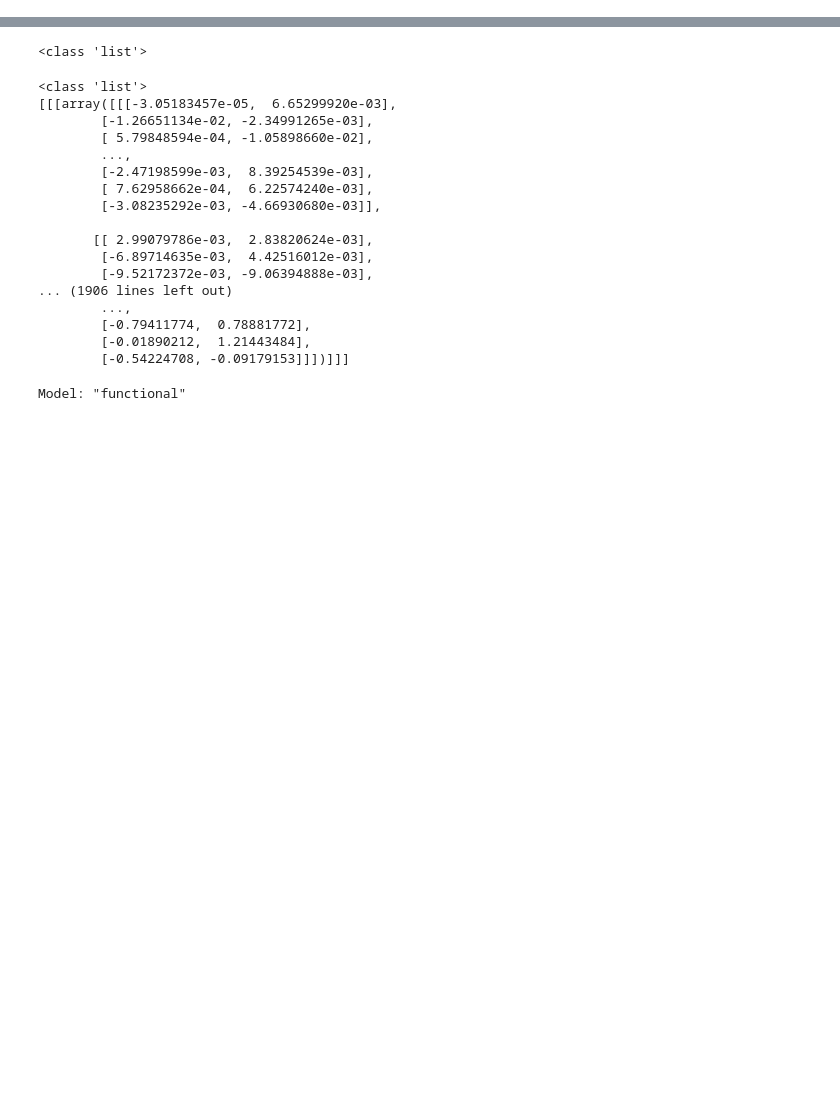
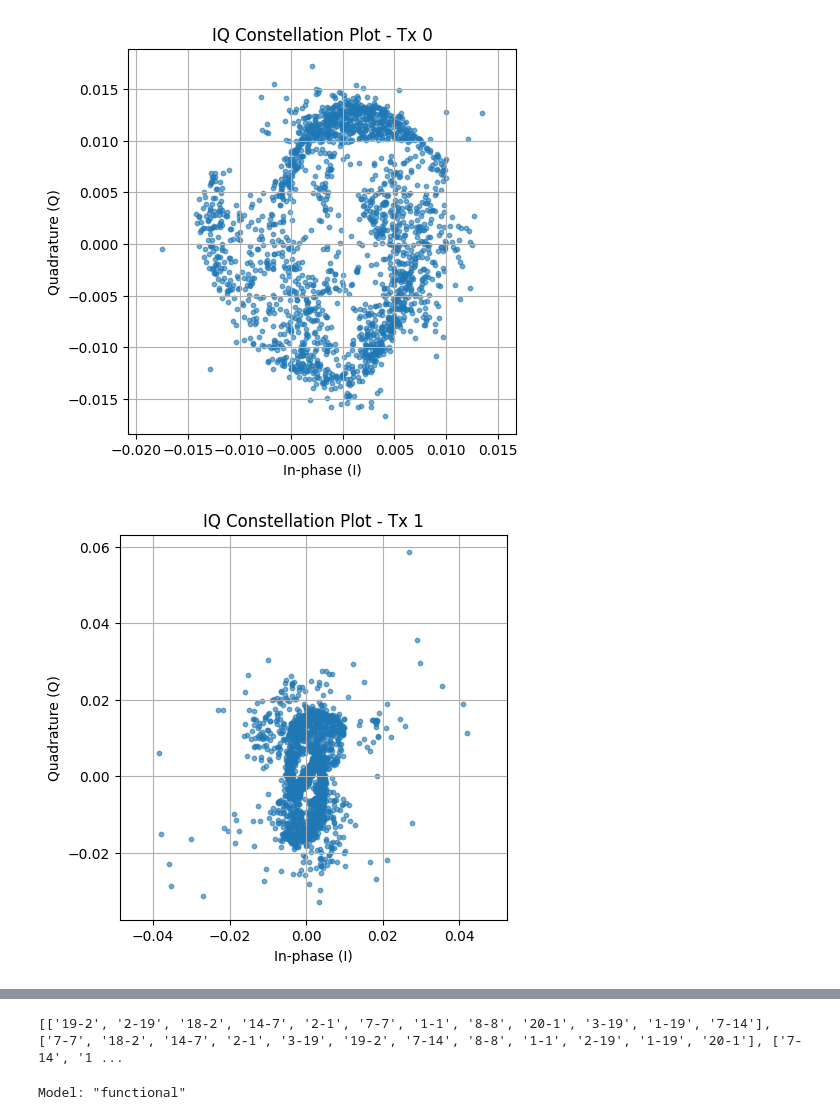
Before and after one commit to salim-1234/dissertation, a Jupyter notebook: Dissertation_RF_Fingerprinting_using_kaggle_Many_sig.ipynb, the cells around one changed output, grey strips where cells are left out. Saved outputs shown, nothing was run; the diff lists cells and outputs as text; code cells hidden in the pictures; blank space fills up the shorter version.

```diff
--- a/Dissertation_RF_Fingerprinting_using_kaggle_Many_sig.ipynb
+++ b/Dissertation_RF_Fingerprinting_using_kaggle_Many_sig.ipynb
@@ -53,0 +205,18 @@ print(n_tx,n_rx)
+# %%
+# Convert list to numpy array first if not already done
+data_np = np.array(data)
+
+# Loop through all 6 transmitters
+for tx in range(6):
+    iq_sample = data_np[tx][0][0][0]  # Tx-tx, Rx-0, Day-0, Packet-0
+    plt.figure(figsize=(5, 5))
+    plt.scatter(iq_sample[:, 0], iq_sample[:, 1], s=10, alpha=0.6)
+    plt.title(f"IQ Constellation Plot - Tx {tx}")
+    plt.xlabel("In-phase (I)")
+    plt.ylabel("Quadrature (Q)")
+    plt.grid(True)
+    plt.axis('equal')
+    plt.show()
+# %% [output]
+[figure, added]
+[figure, added]
@@ -54,36 +227,11 @@ print(n_tx,n_rx)
 # %%
 #original paper
-#np.random.seed(0)
-#n_real = 5
-#rx_list_real = []
-#for i in range(n_real):
-    #np.random.shuffle(rx_list)
-    #rx_list_real.append(np.copy(rx_list).tolist())
-#print(rx_list_real)
+np.random.seed(0)
+n_real = 5
+rx_list_real = []
+for i in range(n_real):
+    np.random.shuffle(rx_list)
+    rx_list_real.append(np.copy(rx_list).tolist())
+print(rx_list_real)
+# %% [output]
+[['19-2', '2-19', '18-2', '14-7', '2-1', '7-7', '1-1', '8-8', '20-1', '3-19', '1-19', '7-14'], ['7-7', '18-2', '14-7', '2-1', '3-19', '19-2', '7-14', '8-8', '1-1', '2-19', '1-19', '20-1'], ['7-14', '1 ...
-# %%
-# Extract one sample
-iq_data = compact_dataset['data'][0]  # still list #(2,1000,256,2)
-print(type(iq_data))  # should be list
-# %% [output]
-<class 'list'>
-# %%
-print(type(iq_data))
-print(iq_data[:5])  # Check first 5 items to confirm structure
-# %% [output]
-<class 'list'>
-[[[array([[[-3.05183457e-05,  6.65299920e-03],
-        [-1.26651134e-02, -2.34991265e-03],
-        [ 5.79848594e-04, -1.05898660e-02],
-        ...,
-        [-2.47198599e-03,  8.39254539e-03],
-        [ 7.62958662e-04,  6.22574240e-03],
-        [-3.08235292e-03, -4.66930680e-03]],
-
-       [[ 2.99079786e-03,  2.83820624e-03],
-        [-6.89714635e-03,  4.42516012e-03],
-        [-9.52172372e-03, -9.06394888e-03],
-... (1906 lines left out)
-        ...,
-        [-0.79411774,  0.78881772],
-        [-0.01890212,  1.21443484],
-        [-0.54224708, -0.09179153]]])]]]
```
Also changed, not shown: parts of 14 cells of this notebook.
